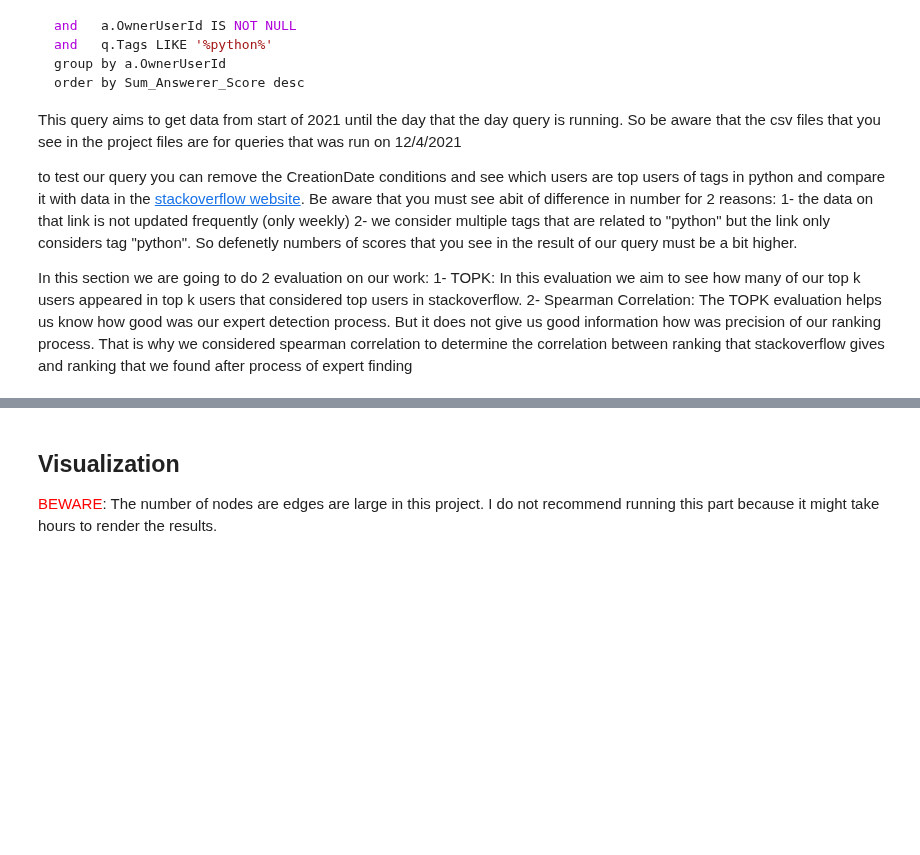
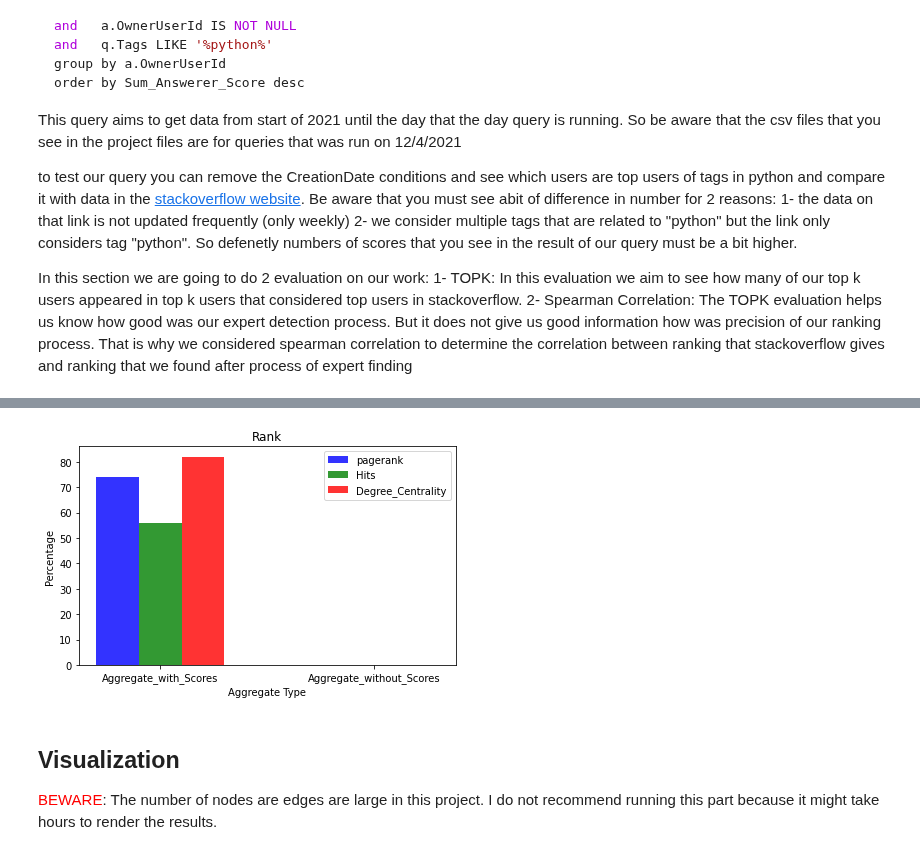
Before and after one commit to behnam7171/SocialWeb, a Jupyter notebook: research_project.ipynb, the cells around one changed output, grey strips where cells are left out. Cells and saved outputs as stored; diff of their text form; code cells hidden in the pictures; blank space fills up the shorter version.

Commit message:
hits & degree calculation and their bar charts

```diff
--- a/research_project.ipynb
+++ b/research_project.ipynb
@@ -157,7 +216,7 @@ In this section we are going to do 2 evaluation on our work:
 2- Spearman Correlation: The TOPK evaluation helps us know how good was our expert detection process. But it does not give us good information how was precision of our ranking process. That is why we considered spearman correlation to determine the correlation between ranking that stackoverflow gives and ranking that we found after process of expert finding
 # %%
 #'files/2021-01-01 to 2021-12-03 - stackoverflow top users'
-top_user_count = 10;
+top_user_count = 100;
 def evaluation(file_path_top_users, ranked_user_ids, user_count):
     user_ids_for_evaluation = read_csv(file_path_top_users)
     # user_ids_for_evaluation_sorted = sorted(user_ids_for_evaluation, key=lambda x: x[1], reverse=True)
@@ -170,6 +229,19 @@ def evaluation(file_path_top_users, ranked_user_ids, user_count):
             matched_user_id_count += 1
     match_result = matched_user_id_count/user_count
     return match_result
+#sen_rank
 
-evalauation_result = evaluation('files/2021-01-01_to_2021-12-03_stackoverflow_top_users.csv', list(map(lambda x: x[0], sen_rank)), top_user_count)
-print(f"the evaluation top {top_user_count} result is = {evalauation_result*100}")
+
+sen_rank_evalauation_result = evaluation('files/2021-01-01_to_2021-12-03_stackoverflow_top_users.csv', list(map(lambda x: x[0], sen_rank)), top_user_count)
+print(f"the evaluation top {top_user_count} by sen_rank result is = {sen_rank_evalauation_result*100}")
+
+#Hits_Rank
+
+Hits_Rank_evalauation_result = evaluation('files/2021-01-01_to_2021-12-03_stackoverflow_top_users.csv', list(map(lambda x: x[0], Hits_Rank)), top_user_count)
+print(f"the evaluation top {top_user_count} by Hits_Rank result is = {Hits_Rank_evalauation_result*100}")
+
+
+#Degree_Centrality_Rank
+
+Degree_Centrality_Rank_evalauation_result = evaluation('files/2021-01-01_to_2021-12-03_stackoverflow_top_users.csv', list(map(lambda x: x[0], Degree_Centrality_Rank)), top_user_count)
+print(f"the evaluation top {top_user_count} by Degree_Centrality_Rank result is = {Degree_Centrality_Rank_evalauation_result*100}")
@@ -176,3 +258,44 @@ print(f"the evaluation top {top_user_count} result is = {evalauation_result*100}
+# %%
+# data to plot
+
+n_groups = 2
+pagerank = (sen_rank_evalauation_result*100, 0)
+Hits = (Hits_Rank_evalauation_result*100, 0)
+Degree_Centrality = (Degree_Centrality_Rank_evalauation_result*100, 0)
+
+# create plot
+fig, ax = plt.subplots()
+
+
+index = np.arange(n_groups)
+bar_width = 0.2
+opacity = 0.8
+
+rects1 = plt.bar(index, pagerank, bar_width,
+alpha=opacity,
+color='b',
+label='pagerank')
+
+rects2 = plt.bar(index + bar_width, Hits, bar_width,
+alpha=opacity,
+color='g',
+label='Hits')
+
+rects3 = plt.bar(index + 2*bar_width, Degree_Centrality, bar_width,
+alpha=opacity,
+color='r',
+label='Degree_Centrality')
+
+plt.xlabel('Aggregate Type')
+plt.ylabel('Percentage')
+plt.title('Rank')
+plt.xticks(index + bar_width, ('Aggregate_with_Scores', 'Aggregate_without_Scores'))
+plt.legend()
+
+plt.tight_layout()
+plt.show()
+# %% [output]
+[figure, added]
 # %% [markdown]
 ## Visualization
 
```
Also changed, not shown: parts of 8 cells of this notebook.
